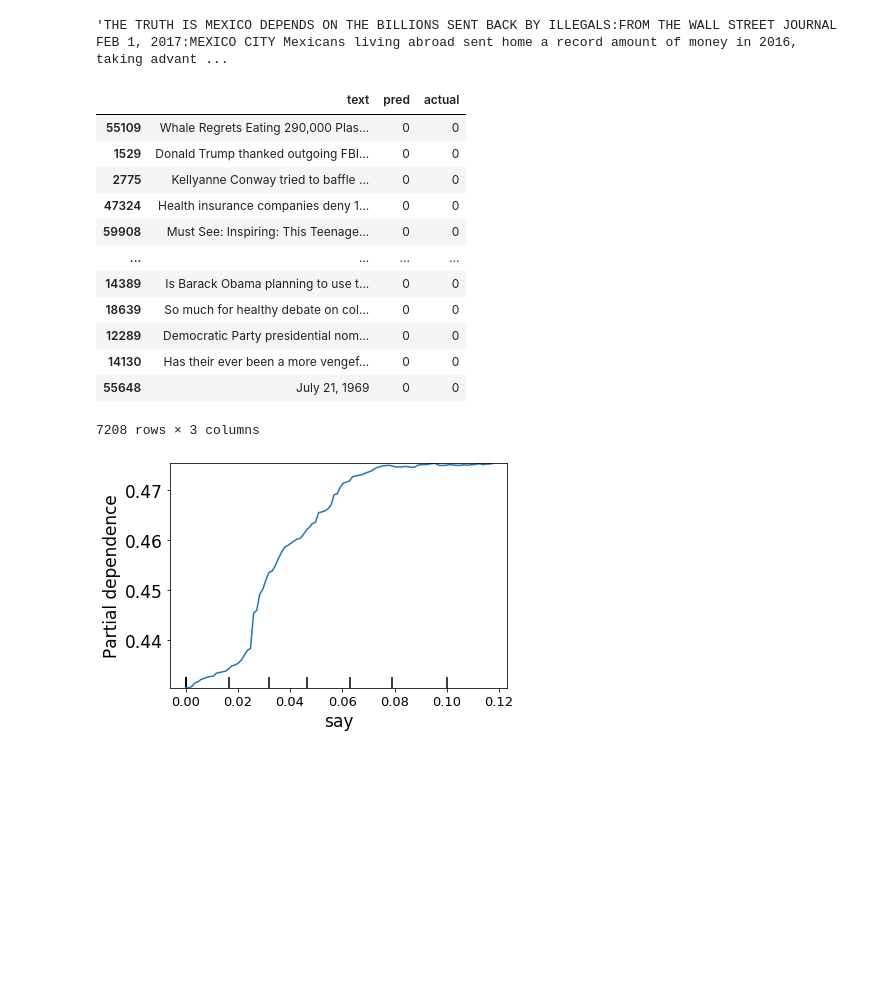
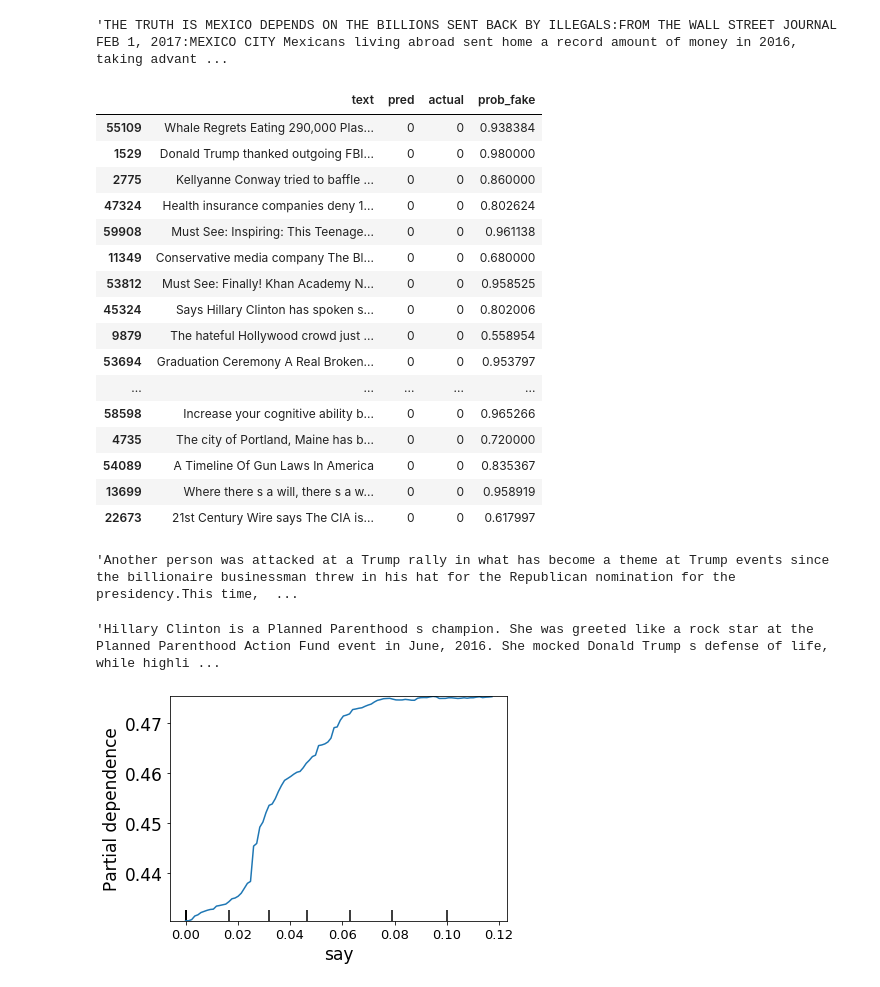
Before and after one commit to benkarlsberg/NLP-Model-Predicting-Fake-News-Probability, a Jupyter notebook: model_testing.ipynb, the cells around one changed output. Cells and saved outputs as stored; diff of their text form; code cells hidden in the pictures; blank space fills up the shorter version.

Commit message:
searched through false positive articles and true negatives

```diff
--- a/model_testing.ipynb
+++ b/model_testing.ipynb
@@ -928,4 +928,4 @@ df_all['text'][70003]
 # %% [output]
 'Google is a top target for European regulators and privacy watchdogs, who openly fear and distrust its dominance. The American tech giant’s search engine alone gobbles up roughly 90 percent of the Eu ...
 # %%
-articles_probs_df = pd.DataFrame(data = {'text': X_test, 'pred':y_hat, 'actual':y_test})
+articles_probs_df = pd.DataFrame(data = {'text': X_test, 'pred':y_hat, 'actual':y_test, 'prob_fake': rfc_probs[:,0]})
@@ -940,23 +956,35 @@ false_positives.text[11577]
 # %%
 # kaggle (44898), politifact(8325), onion(9000), nyt(7803)
 
-true_negative = articles_probs_df[(articles_probs_df.actual == 0) & (articles_probs_df.pred == 0)]
+true_negatives = articles_probs_df[(articles_probs_df.actual == 0) & (articles_probs_df.pred == 0)]
-# %%
-true_negative
-# %% [output]
-|  | text | pred | actual |
-| 55109 | Whale Regrets Eating 290,000 Plas... | 0 | 0 |
-| 1529 | Donald Trump thanked outgoing FBI... | 0 | 0 |
-| 2775 | Kellyanne Conway tried to baffle ... | 0 | 0 |
-| 47324 | Health insurance companies deny 1... | 0 | 0 |
-| 59908 | Must See: Inspiring: This Teenage... | 0 | 0 |
-| ... | ... | ... | ... |
-| 14389 | Is Barack Obama planning to use t... | 0 | 0 |
-| 18639 | So much for healthy debate on col... | 0 | 0 |
-| 12289 | Democratic Party presidential nom... | 0 | 0 |
-| 14130 | Has their ever been a more vengef... | 0 | 0 |
-| 55648 | July 21, 1969 | 0 | 0 |
-7208 rows × 3 columns
+# %%
+true_negatives.head(50)
+# %% [output]
+|  | text | pred | actual | prob_fake |
+| 55109 | Whale Regrets Eating 290,000 Plas... | 0 | 0 | 0.938384 |
+| 1529 | Donald Trump thanked outgoing FBI... | 0 | 0 | 0.980000 |
+| 2775 | Kellyanne Conway tried to baffle ... | 0 | 0 | 0.860000 |
+| 47324 | Health insurance companies deny 1... | 0 | 0 | 0.802624 |
+| 59908 | Must See: Inspiring: This Teenage... | 0 | 0 | 0.961138 |
+| 11349 | Conservative media company The Bl... | 0 | 0 | 0.680000 |
+| 53812 | Must See: Finally! Khan Academy N... | 0 | 0 | 0.958525 |
+| 45324 | Says Hillary Clinton has spoken s... | 0 | 0 | 0.802006 |
+| 9879 | The hateful Hollywood crowd just ... | 0 | 0 | 0.558954 |
+| 53694 | Graduation Ceremony A Real Broken... | 0 | 0 | 0.953797 |
+| ... | ... | ... | ... | ... |
+| 58598 | Increase your cognitive ability b... | 0 | 0 | 0.965266 |
+| 4735 | The city of Portland, Maine has b... | 0 | 0 | 0.720000 |
+| 54089 | A Timeline Of Gun Laws In America | 0 | 0 | 0.835367 |
+| 13699 | Where there s a will, there s a w... | 0 | 0 | 0.958919 |
+| 22673 | 21st Century Wire says The CIA is... | 0 | 0 | 0.617997 |
+# %%
+true_negatives.text[8044]
+# %% [output]
+'Another person was attacked at a Trump rally in what has become a theme at Trump events since the billionaire businessman threw in his hat for the Republican nomination for the presidency.This time,  ...
+# %%
+true_negatives.text[13216]
+# %% [output]
+'Hillary Clinton is a Planned Parenthood s champion. She was greeted like a rock star at the Planned Parenthood Action Fund event in June, 2016. She mocked Donald Trump s defense of life, while highli ...
 # %%
 # # Partial Dependence Plot (reduce features or else breaks kernel)
 # features = ['say','via',image']
```
Also changed, not shown: parts of 1 cell of this notebook.
